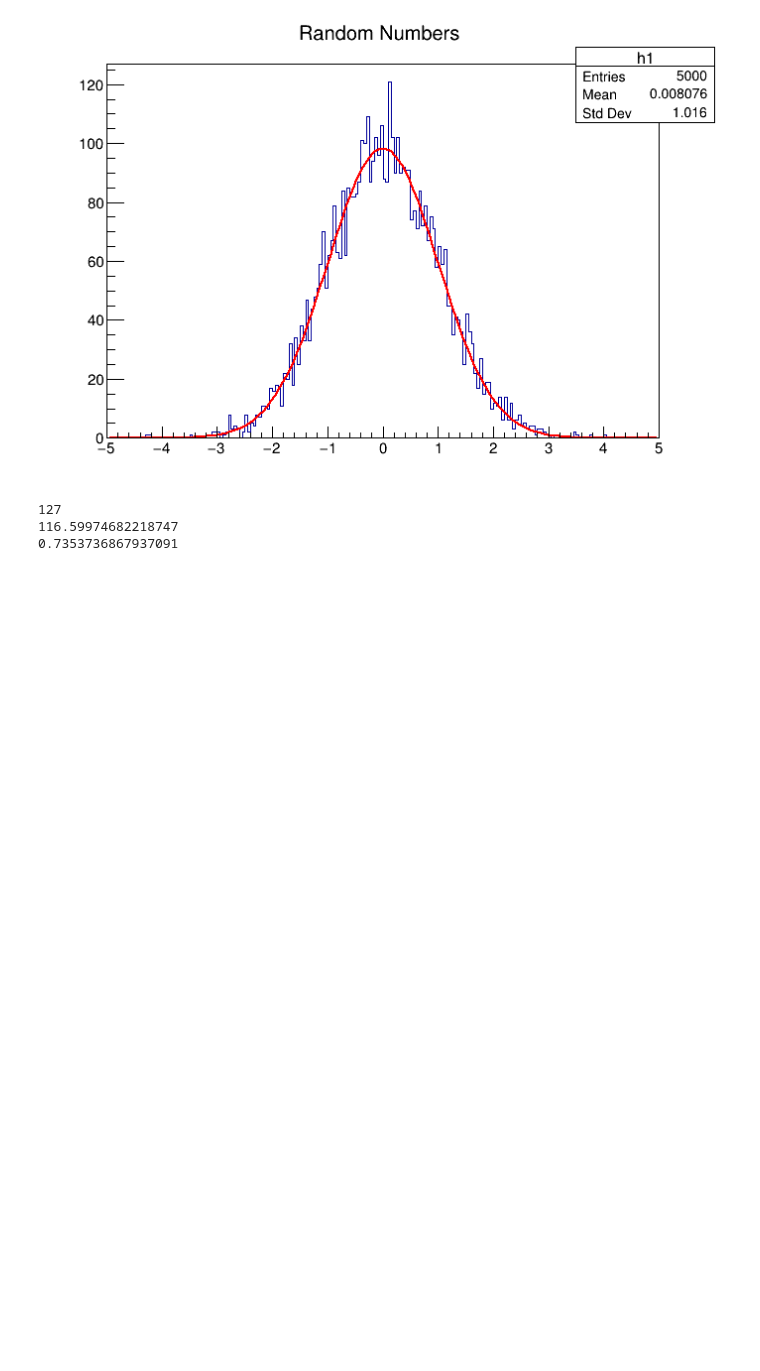
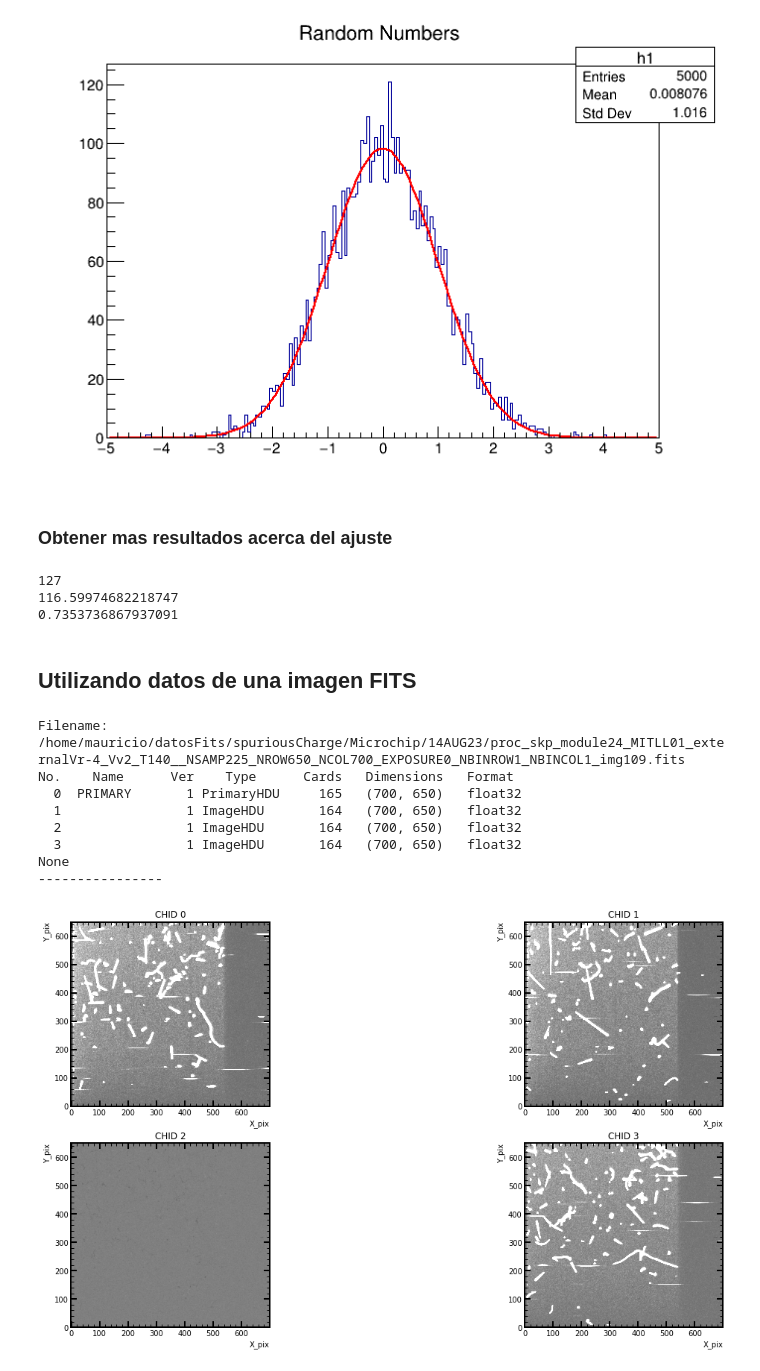
Before and after one commit to maumtzmon/ClasesPy, a Jupyter notebook: 26 - PyRoot/1 - importRoot.ipynb, the cells around one changed output. Cells and saved outputs as stored; diff of their text form; code cells hidden in the pictures; blank space fills up the shorter version.

```diff
--- a/26 - PyRoot/1 - importRoot.ipynb
+++ b/26 - PyRoot/1 - importRoot.ipynb
@@ -27 +28,3 @@ f = h1.GetFunction("gaus")
+# %% [markdown]
+### Obtener mas resultados acerca del ajuste
 # %%
@@ -32,3 +36,5 @@ print(f.GetProb())
 127
 116.59974682218747
 0.7353736867937091
+# %% [markdown]
+## Utilizando datos de una imagen FITS
@@ -34,0 +79,24 @@ print(f.GetProb())
+# %%
+path='/home/mauricio/datosFits/spuriousCharge/Microchip/14AUG23/proc_skp_module24_MITLL01_externalVr-4_Vv2_T140__NSAMP225_NROW650_NCOL700_EXPOSURE0_NBINROW1_NBINCOL1_img109.fits'
+hdu_list = fits.open(path)
+print(hdu_list.info())
+print('----------------')
+# hdu_list[0].header
+plt.figure(figsize=(20,10))
+for i in range(4):
+    plt.subplot(2,2,i+1)
+    plt.imshow(hdu_list[i].data-np.median(hdu_list[i].data),vmin=-800,vmax=800,cmap='gray')
+    plt.title('CHID '+str(i))
+    plt.ylabel('Y_pix')
+    plt.xlabel('X_pix')
+plt.show()
+# %% [output]
+Filename: /home/mauricio/datosFits/spuriousCharge/Microchip/14AUG23/proc_skp_module24_MITLL01_externalVr-4_Vv2_T140__NSAMP225_NROW650_NCOL700_EXPOSURE0_NBINROW1_NBINCOL1_img109.fits
+No.    Name      Ver    Type      Cards   Dimensions   Format
+  0  PRIMARY       1 PrimaryHDU     165   (700, 650)   float32
+  1                1 ImageHDU       164   (700, 650)   float32
+  2                1 ImageHDU       164   (700, 650)   float32
+  3                1 ImageHDU       164   (700, 650)   float32
+None
+----------------
+[figure, added]
```
Also changed, not shown: parts of 11 cells of this notebook.
